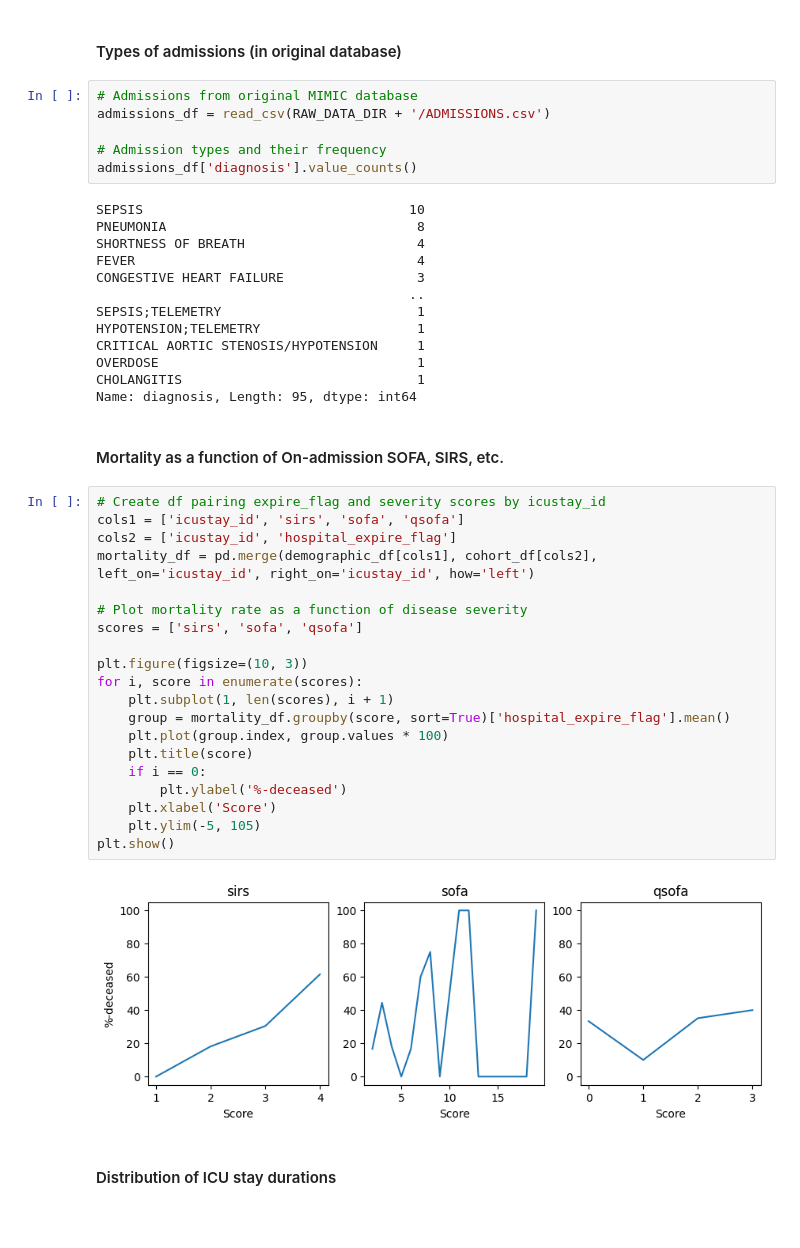
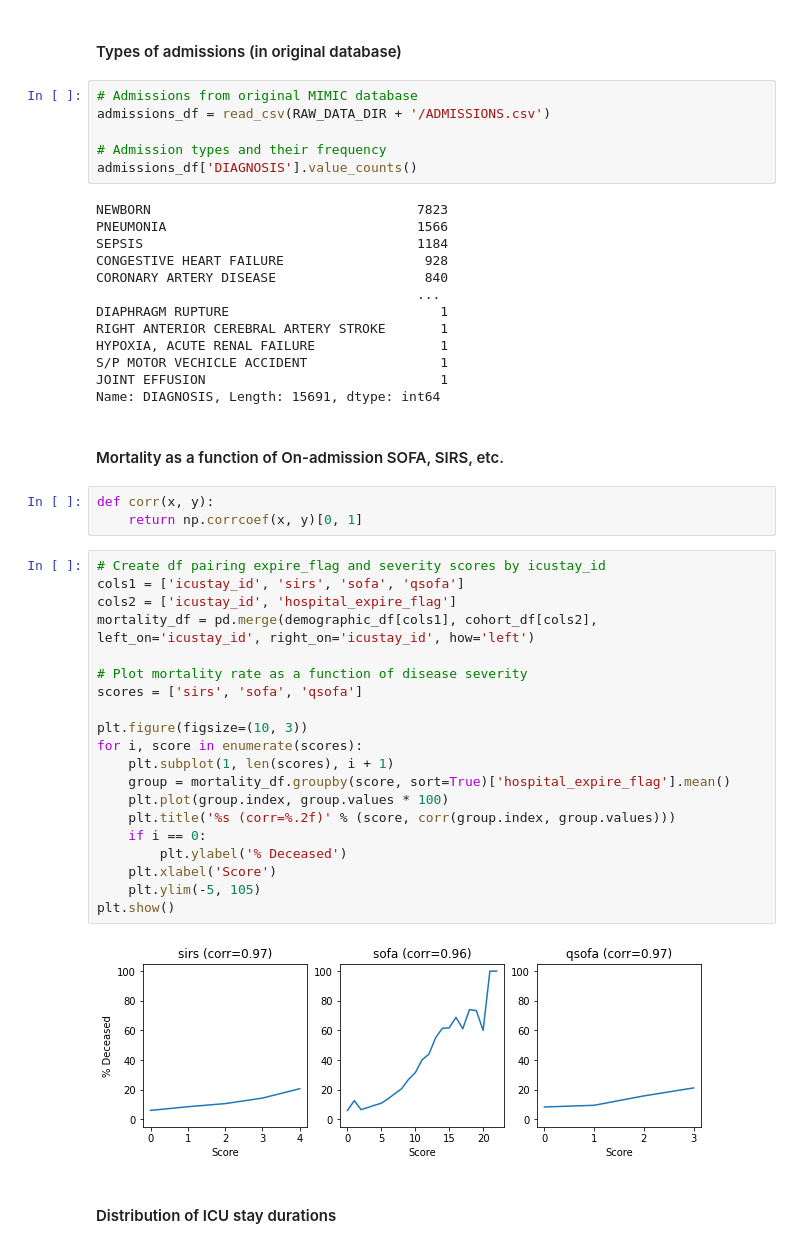
Before and after one commit to thomas097/Haemodynamic-Optimization-Reinforcement-Learning, a Jupyter notebook: exploratory_analysis/exploratory_data_analysis_mimic-iii-v1.4_v2.ipynb, the cells around one changed output. Saved outputs shown, nothing was run; the diff lists cells and outputs as text; blank space fills up the shorter version.

```diff
--- a/exploratory_analysis/exploratory_data_analysis_mimic-iii-v1.4_v2.ipynb
+++ b/exploratory_analysis/exploratory_data_analysis_mimic-iii-v1.4_v2.ipynb
@@ -164,44 +163,47 @@ In-hosp. mortality (female):  31.2%
 admissions_df = read_csv(RAW_DATA_DIR + '/ADMISSIONS.csv')
 
 # Admission types and their frequency
-admissions_df['diagnosis'].value_counts()
+admissions_df['DIAGNOSIS'].value_counts()
 # %% [output]
-SEPSIS                                  10
-PNEUMONIA                                8
-SHORTNESS OF BREATH                      4
-FEVER                                    4
-CONGESTIVE HEART FAILURE                 3
-                                        ..
-SEPSIS;TELEMETRY                         1
-HYPOTENSION;TELEMETRY                    1
-CRITICAL AORTIC STENOSIS/HYPOTENSION     1
-OVERDOSE                                 1
-CHOLANGITIS                              1
-Name: diagnosis, Length: 95, dtype: int64
+NEWBORN                                  7823
+PNEUMONIA                                1566
+SEPSIS                                   1184
+CONGESTIVE HEART FAILURE                  928
+CORONARY ARTERY DISEASE                   840
+                                         ...
+DIAPHRAGM RUPTURE                           1
+RIGHT ANTERIOR CEREBRAL ARTERY STROKE       1
+HYPOXIA, ACUTE RENAL FAILURE                1
+S/P MOTOR VECHICLE ACCIDENT                 1
+JOINT EFFUSION                              1
+Name: DIAGNOSIS, Length: 15691, dtype: int64
 # %% [markdown]
 #### Mortality as a function of On-admission SOFA, SIRS, etc.
+# %%
+def corr(x, y):
+    return np.corrcoef(x, y)[0, 1]
 # %%
 # Create df pairing expire_flag and severity scores by icustay_id
 cols1 = ['icustay_id', 'sirs', 'sofa', 'qsofa']
 cols2 = ['icustay_id', 'hospital_expire_flag']
 mortality_df = pd.merge(demographic_df[cols1], cohort_df[cols2], left_on='icustay_id', right_on='icustay_id', how='left')
 
 # Plot mortality rate as a function of disease severity
 scores = ['sirs', 'sofa', 'qsofa']
 
 plt.figure(figsize=(10, 3))
 for i, score in enumerate(scores):
     plt.subplot(1, len(scores), i + 1)
     group = mortality_df.groupby(score, sort=True)['hospital_expire_flag'].mean()
     plt.plot(group.index, group.values * 100)
-    plt.title(score)
+    plt.title('%s (corr=%.2f)' % (score, corr(group.index, group.values)))
     if i == 0:
-        plt.ylabel('%-deceased')
+        plt.ylabel('% Deceased')
     plt.xlabel('Score')
     plt.ylim(-5, 105)
 plt.show()
 # %% [output]
-[figure, old version]
+[figure, new version]
 # %% [markdown]
 #### Distribution of ICU stay durations
 # %%
```
Also changed, not shown: parts of 40 cells of this notebook.
